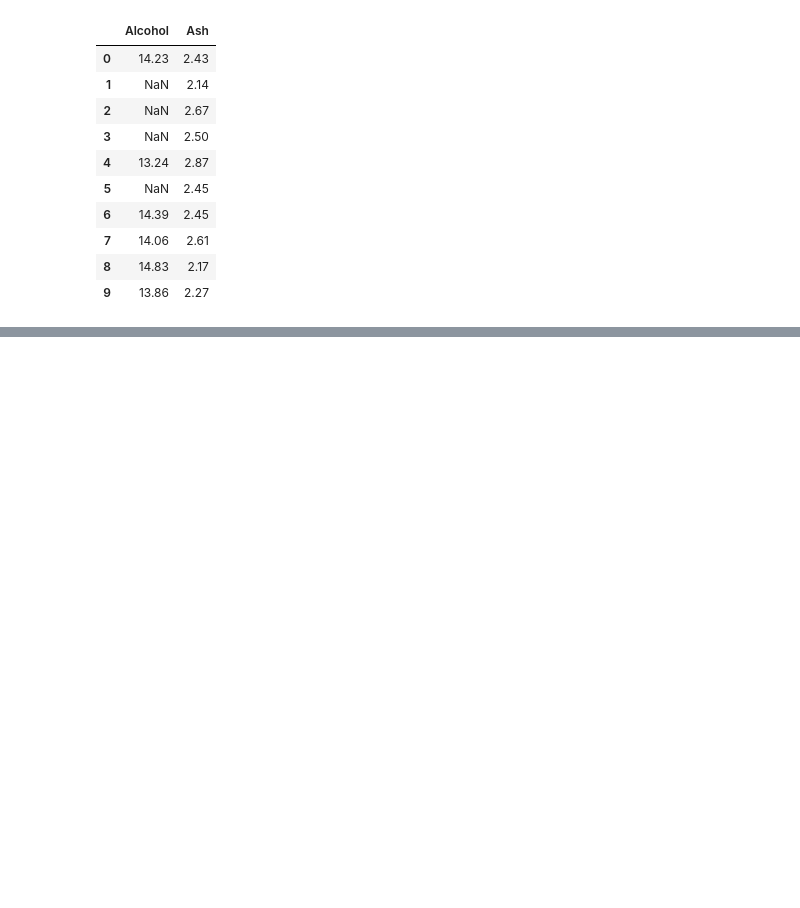
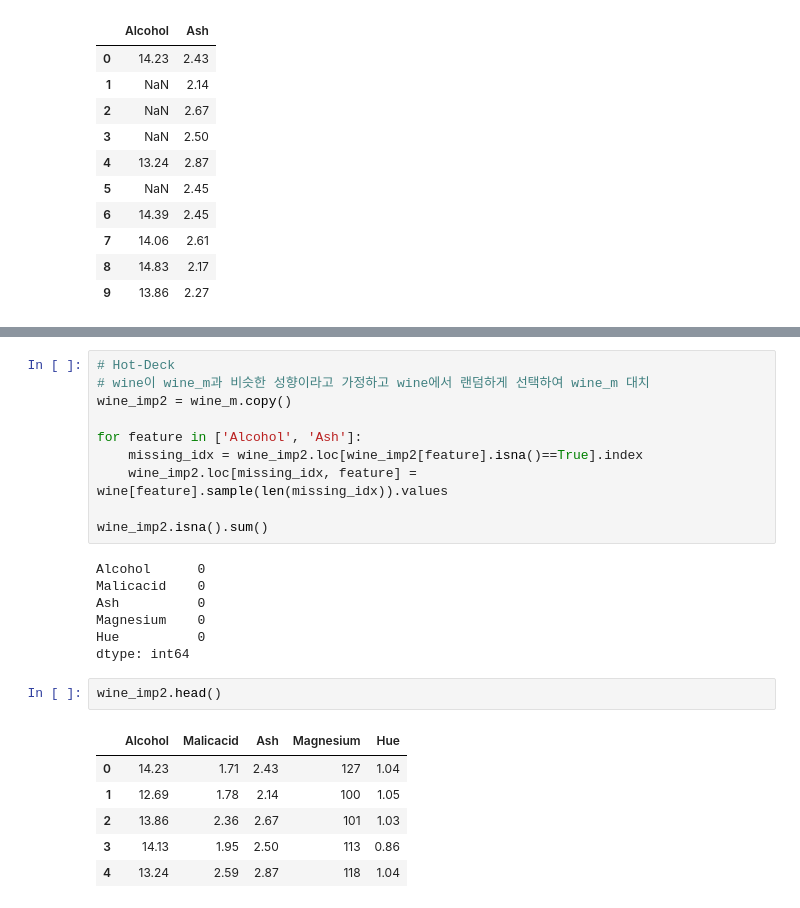
Before and after one commit to klee30810/ADP-study, a Jupyter notebook: stats/codebook/Chap 02. Preprocessing.ipynb, the cells around one changed output, grey strips where cells are left out. Cells and saved outputs as stored; diff of their text form; blank space fills up the shorter version.

```diff
--- a/stats/codebook/Chap 02. Preprocessing.ipynb
+++ b/stats/codebook/Chap 02. Preprocessing.ipynb
@@ -135,0 +142,26 @@ alcohol mean: 13.02, ash mean: 2.36
+# %%
+# Hot-Deck
+# wine이 wine_m과 비슷한 성향이라고 가정하고 wine에서 랜덤하게 선택하여 wine_m 대치
+wine_imp2 = wine_m.copy()
+
+for feature in ['Alcohol', 'Ash']:
+    missing_idx = wine_imp2.loc[wine_imp2[feature].isna()==True].index
+    wine_imp2.loc[missing_idx, feature] = wine[feature].sample(len(missing_idx)).values
+
+wine_imp2.isna().sum()
+# %% [output]
+Alcohol      0
+Malicacid    0
+Ash          0
+Magnesium    0
+Hue          0
+dtype: int64
+# %%
+wine_imp2.head()
+# %% [output]
+|  | Alcohol | Malicacid | Ash | Magnesium | Hue |
+| 0 | 14.23 | 1.71 | 2.43 | 127 | 1.04 |
+| 1 | 12.69 | 1.78 | 2.14 | 100 | 1.05 |
+| 2 | 13.86 | 2.36 | 2.67 | 101 | 1.03 |
+| 3 | 14.13 | 1.95 | 2.50 | 113 | 0.86 |
+| 4 | 13.24 | 2.59 | 2.87 | 118 | 1.04 |
```
Also changed, not shown: parts of 18 cells of this notebook, 1 other file.
